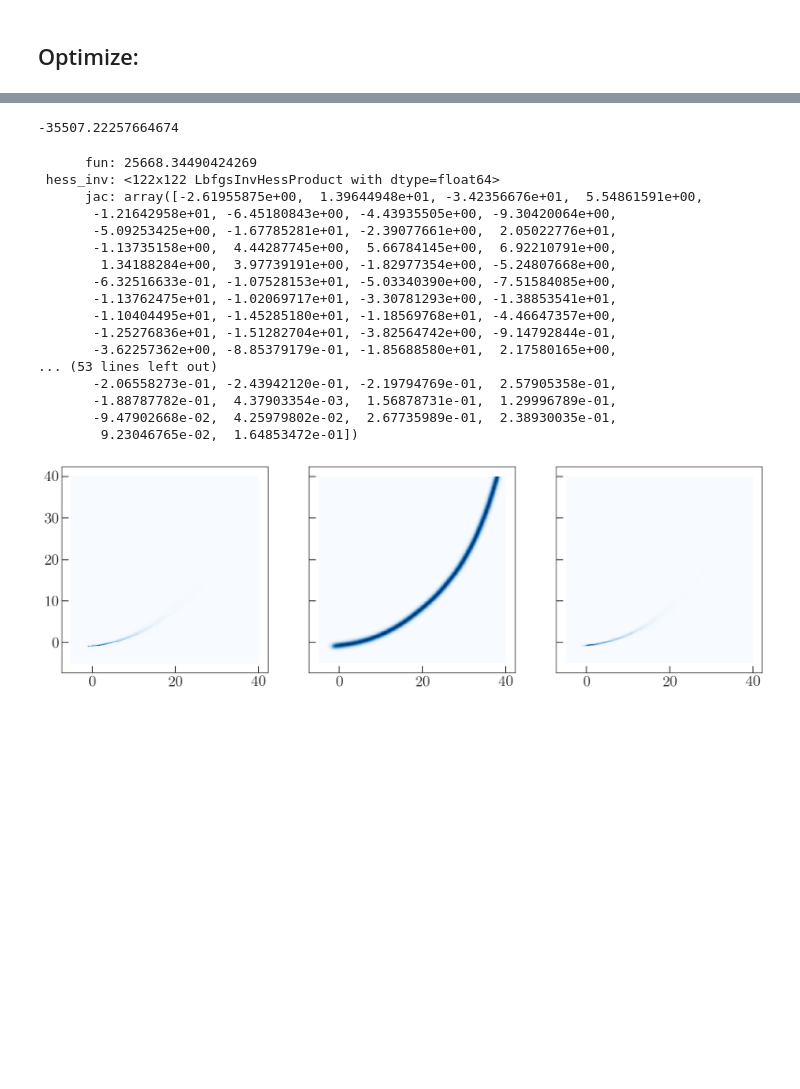
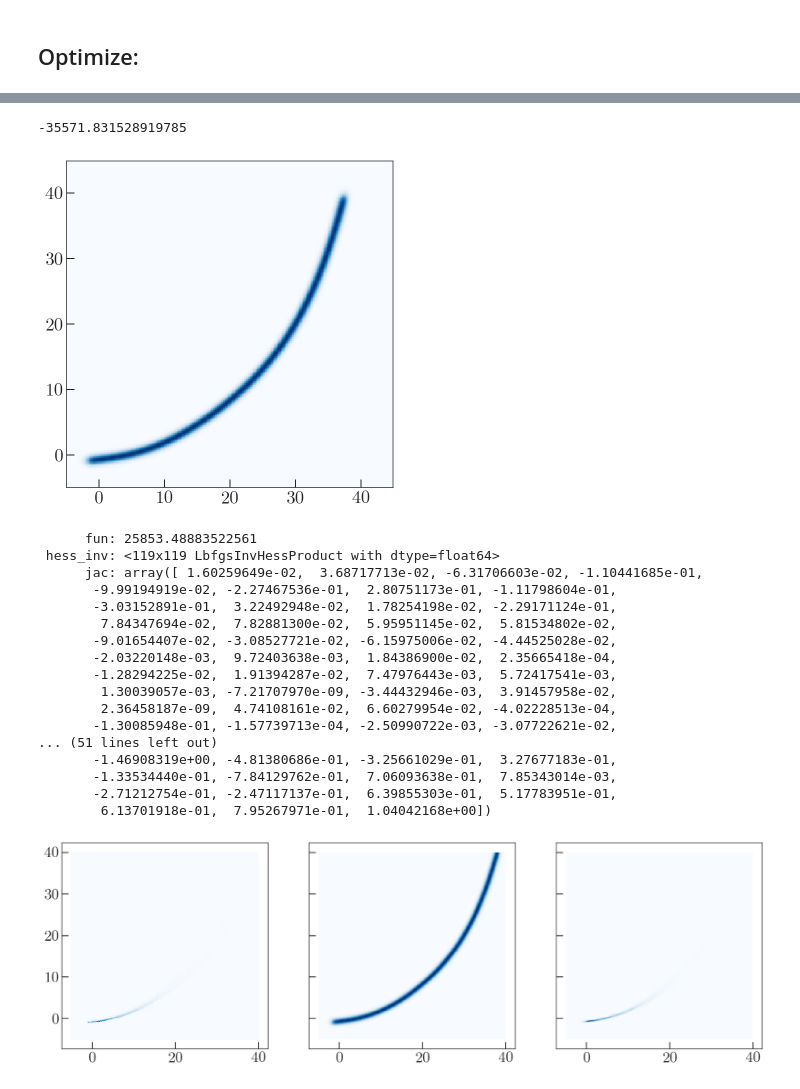
Before and after one commit to adrn/Pal5sBiggestFan, a Jupyter notebook: notebooks/Sky-likelihood-mock-stream.ipynb, the cells around one changed output, grey strips where cells are left out. Cells and saved outputs as stored; diff of their text form; code cells hidden in the pictures; blank space fills up the shorter version.

Commit message:
working background model, on the demo at least

```diff
--- a/notebooks/Sky-likelihood-mock-stream.ipynb
+++ b/notebooks/Sky-likelihood-mock-stream.ipynb
@@ -71,6 +71,6 @@ plt.xlim(-5, 40)
 # %%
-bins = (np.linspace(-5, 40, 250),
-        np.linspace(-5, 40, 250))
+bins = (np.linspace(-5, 45, 250),
+        np.linspace(-5, 45, 250))
 bincs = [0.5*(x[1:]+x[:-1]) for x in bins]
 xg, yg = np.meshgrid(*bincs)
 X_grid = np.stack((xg.ravel(), yg.ravel())).T
@@ -105,3 +87,10 @@ print(K)
+# %%
+sk0 = 0.5 * np.ones(K)
+
+a0 = np.ones(K)/K
+z0 = a_to_z(a0)
+
+m0 = np.zeros(K)
 # %%
 p0 = {'ln_s': np.log(sk0),
       'ln_z': np.log(z0),
@@ -109,7 +98,16 @@ p0 = {'ln_s': np.log(sk0),
 x0 = model.pack_pars(**p0)
 model.ln_posterior(x0)
 # %% [output]
--35507.22257664674
+-35571.831528919785
+# %%
+ln_dens = model.ln_density(p0, X_grid)
+
+fig, ax = plt.subplots(1, 1, figsize=(6, 6))
+ax.pcolormesh(xg, yg, np.exp(ln_dens.reshape(xg.shape) - ln_dens.max()),
+              cmap='Blues')
+ax.set_aspect('equal')
+# %% [output]
+[figure, added]
 # %%
 def likelihood_helper(x):
     return -model.ln_posterior(x)
@@ -126,23 +124,23 @@ res = minimize(likelihood_helper, jac=deriv_helper,
                options=dict(ftol=1e-13))
 res
 # %% [output]
-      fun: 25668.34490424269
- hess_inv: <122x122 LbfgsInvHessProduct with dtype=float64>
-      jac: array([-2.61955875e+00,  1.39644948e+01, -3.42356676e+01,  5.54861591e+00,
-       -1.21642958e+01, -6.45180843e+00, -4.43935505e+00, -9.30420064e+00,
-       -5.09253425e+00, -1.67785281e+01, -2.39077661e+00,  2.05022776e+01,
-       -1.13735158e+00,  4.44287745e+00,  5.66784145e+00,  6.92210791e+00,
-        1.34188284e+00,  3.97739191e+00, -1.82977354e+00, -5.24807668e+00,
-       -6.32516633e-01, -1.07528153e+01, -5.03340390e+00, -7.51584085e+00,
-       -1.13762475e+01, -1.02069717e+01, -3.30781293e+00, -1.38853541e+01,
-       -1.10404495e+01, -1.45285180e+01, -1.18569768e+01, -4.46647357e+00,
-       -1.25276836e+01, -1.51282704e+01, -3.82564742e+00, -9.14792844e-01,
-       -3.62257362e+00, -8.85379179e-01, -1.85688580e+01,  2.17580165e+00,
-... (53 lines left out)
-       -2.06558273e-01, -2.43942120e-01, -2.19794769e-01,  2.57905358e-01,
-       -1.88787782e-01,  4.37903354e-03,  1.56878731e-01,  1.29996789e-01,
-       -9.47902668e-02,  4.25979802e-02,  2.67735989e-01,  2.38930035e-01,
-        9.23046765e-02,  1.64853472e-01])
+      fun: 25853.48883522561
+ hess_inv: <119x119 LbfgsInvHessProduct with dtype=float64>
+      jac: array([ 1.60259649e-02,  3.68717713e-02, -6.31706603e-02, -1.10441685e-01,
+       -9.99194919e-02, -2.27467536e-01,  2.80751173e-01, -1.11798604e-01,
+       -3.03152891e-01,  3.22492948e-02,  1.78254198e-02, -2.29171124e-01,
+        7.84347694e-02,  7.82881300e-02,  5.95951145e-02,  5.81534802e-02,
+       -9.01654407e-02, -3.08527721e-02, -6.15975006e-02, -4.44525028e-02,
+       -2.03220148e-03,  9.72403638e-03,  1.84386900e-02,  2.35665418e-04,
+       -1.28294225e-02,  1.91394287e-02,  7.47976443e-03,  5.72417541e-03,
+        1.30039057e-03, -7.21707970e-09, -3.44432946e-03,  3.91457958e-02,
+        2.36458187e-09,  4.74108161e-02,  6.60279954e-02, -4.02228513e-04,
+       -1.30085948e-01, -1.57739713e-04, -2.50990722e-03, -3.07722621e-02,
+... (51 lines left out)
+       -1.46908319e+00, -4.81380686e-01, -3.25661029e-01,  3.27677183e-01,
+       -1.33534440e-01, -7.84129762e-01,  7.06093638e-01,  7.85343014e-03,
+       -2.71212754e-01, -2.47117137e-01,  6.39855303e-01,  5.17783951e-01,
+        6.13701918e-01,  7.95267971e-01,  1.04042168e+00])
 # %%
 fig, axes = plt.subplots(1, 3, figsize=(15, 5.5),
                          sharex=True, sharey=True)
```
Also changed, not shown: parts of 6 cells of this notebook, 4 other files.
